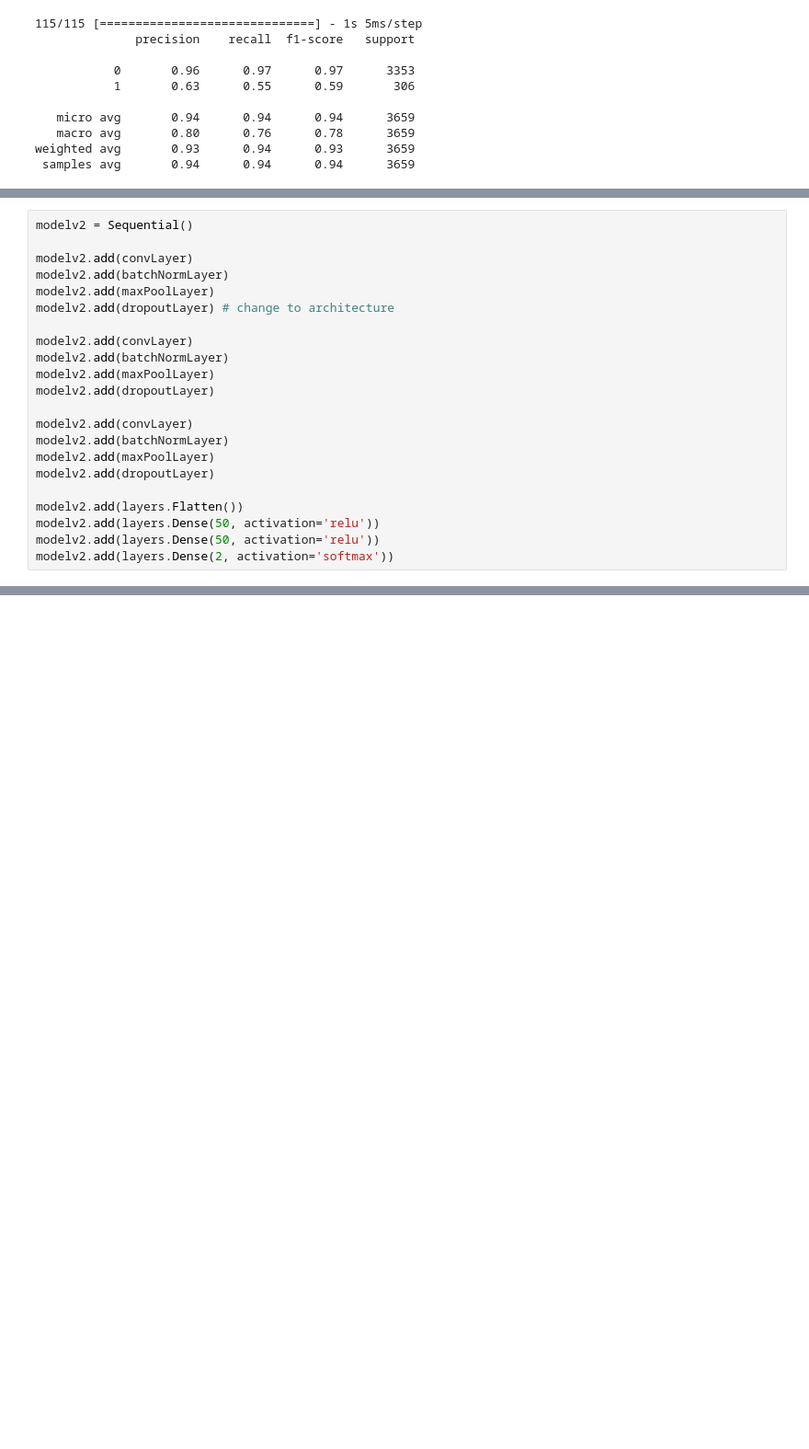
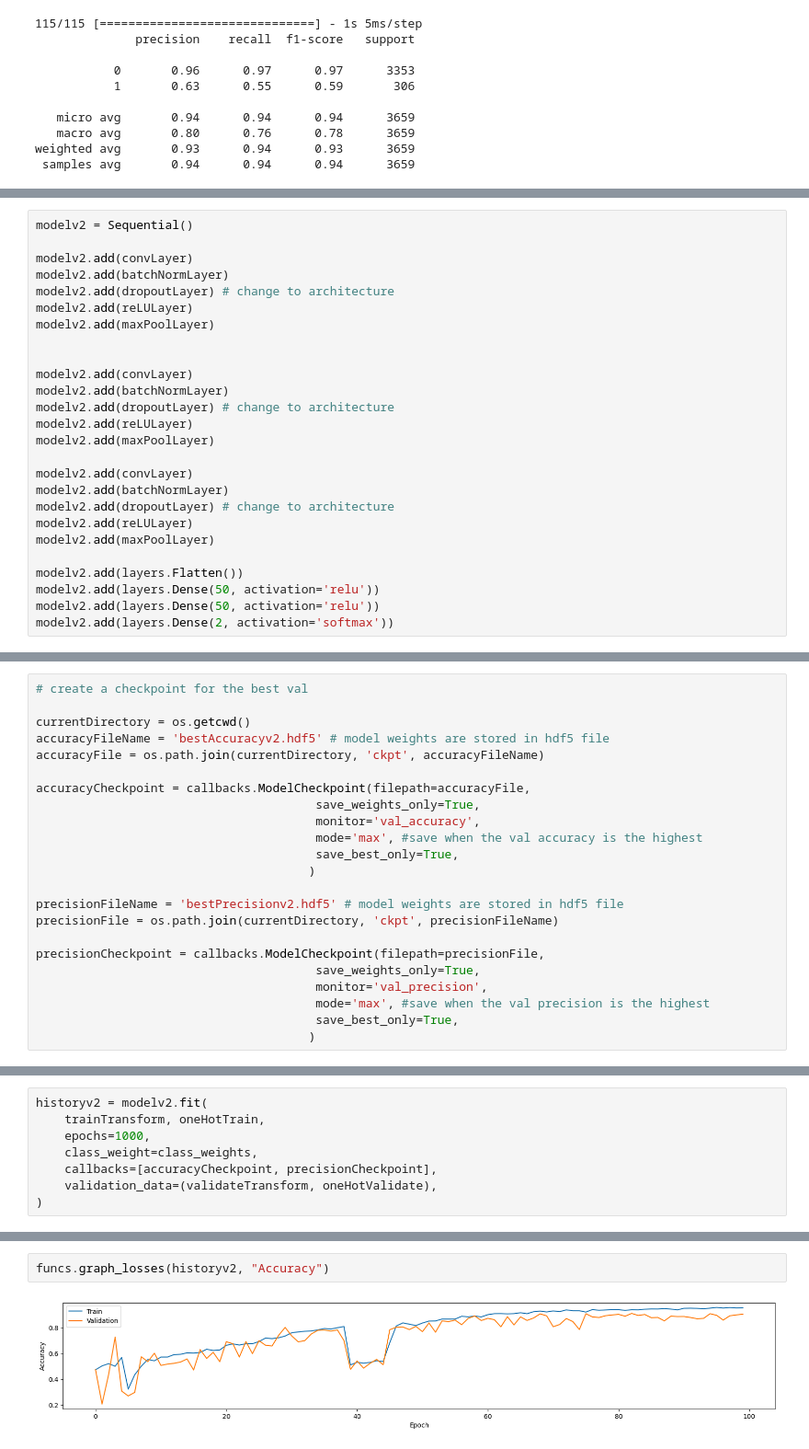
Before and after one commit to aroradev314/ecg-classification, a Jupyter notebook: cnntest.ipynb, the cells around one changed output, grey strips where cells are left out. Shown: that part at 92% size. Cells and saved outputs as stored; diff of their text form; blank space fills up the shorter version.

Commit message:
changed architecture

```diff
--- a/cnntest.ipynb
+++ b/cnntest.ipynb
@@ -192,18 +192,22 @@ modelv2 = Sequential()
 
 modelv2.add(convLayer)
 modelv2.add(batchNormLayer)
+modelv2.add(dropoutLayer) # change to architecture
+modelv2.add(reLULayer)
 modelv2.add(maxPoolLayer)
-modelv2.add(dropoutLayer) # change to architecture
+
 
 modelv2.add(convLayer)
 modelv2.add(batchNormLayer)
+modelv2.add(dropoutLayer) # change to architecture
+modelv2.add(reLULayer)
 modelv2.add(maxPoolLayer)
-modelv2.add(dropoutLayer)
 
 modelv2.add(convLayer)
 modelv2.add(batchNormLayer)
+modelv2.add(dropoutLayer) # change to architecture
+modelv2.add(reLULayer)
 modelv2.add(maxPoolLayer)
-modelv2.add(dropoutLayer)
 
 modelv2.add(layers.Flatten())
 modelv2.add(layers.Dense(50, activation='relu'))
@@ -240,0 +216,23 @@ Epoch 98/100
+# %%
+# create a checkpoint for the best val
+
+currentDirectory = os.getcwd()
+accuracyFileName = 'bestAccuracyv2.hdf5' # model weights are stored in hdf5 file
+accuracyFile = os.path.join(currentDirectory, 'ckpt', accuracyFileName)
+
+accuracyCheckpoint = callbacks.ModelCheckpoint(filepath=accuracyFile,
+                                       save_weights_only=True,
+                                       monitor='val_accuracy',
+                                       mode='max', #save when the val accuracy is the highest
+                                       save_best_only=True,
+                                      )
+
+precisionFileName = 'bestPrecisionv2.hdf5' # model weights are stored in hdf5 file
+precisionFile = os.path.join(currentDirectory, 'ckpt', precisionFileName)
+
+precisionCheckpoint = callbacks.ModelCheckpoint(filepath=precisionFile,
+                                       save_weights_only=True,
+                                       monitor='val_precision',
+                                       mode='max', #save when the val precision is the highest
+                                       save_best_only=True,
+                                      )
@@ -240,0 +268,8 @@ Epoch 98/100
+# %%
+historyv2 = modelv2.fit(
+    trainTransform, oneHotTrain,
+    epochs=1000,
+    class_weight=class_weights,
+    callbacks=[accuracyCheckpoint, precisionCheckpoint],
+    validation_data=(validateTransform, oneHotValidate),
+)
@@ -240,0 +294,4 @@ Epoch 98/100
+# %%
+funcs.graph_losses(historyv2, "Accuracy")
+# %% [output]
+[figure, added]
```
Also changed, not shown: parts of 20 cells of this notebook.
